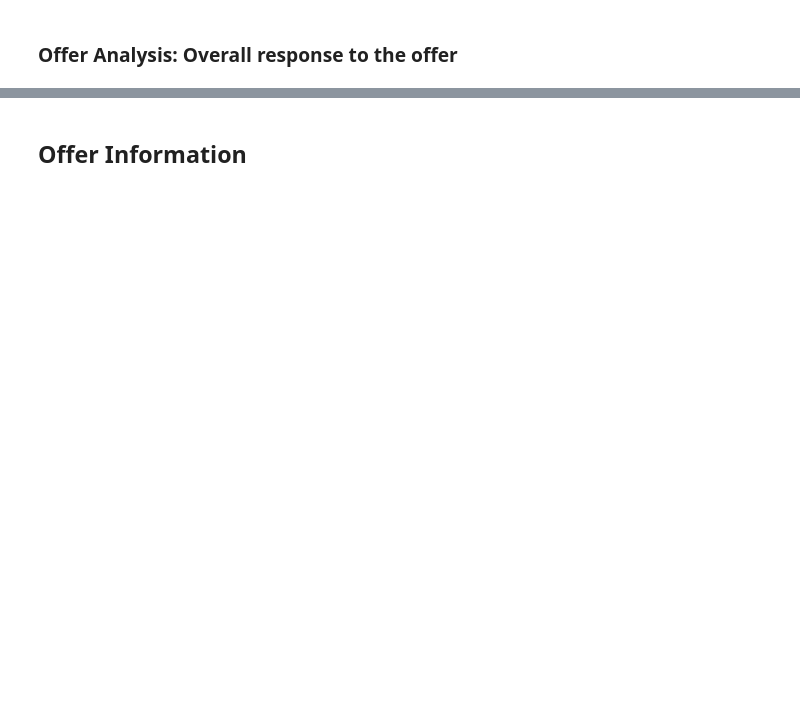
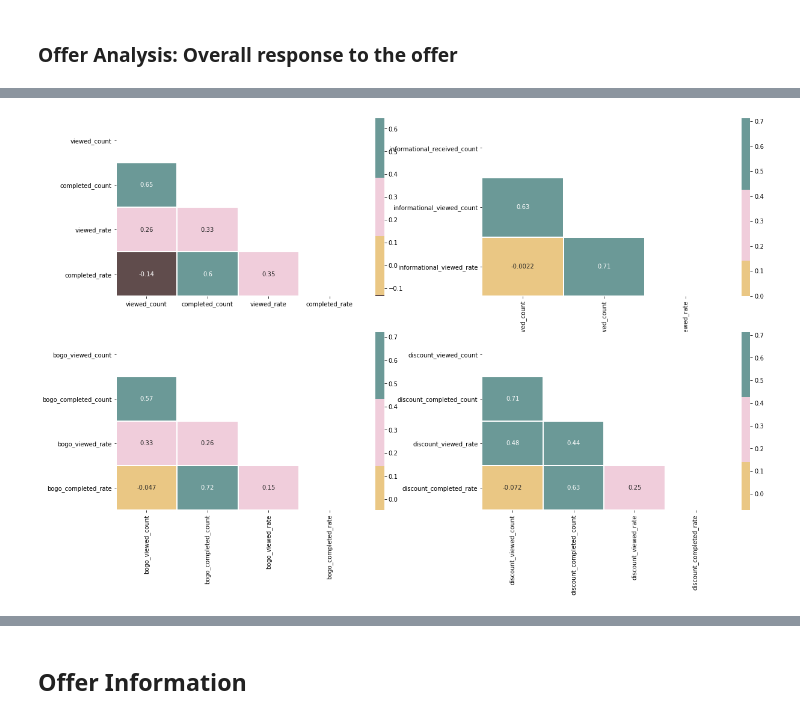
Before and after one commit to Arjunar92/Starbucks_Customer_Segmentation_Project, a Jupyter notebook: Starbucks_Customer_Segmentation_012821a.ipynb, the cells around one changed output, grey strips where cells are left out. Saved outputs shown, nothing was run; the diff lists cells and outputs as text; code cells hidden in the pictures; blank space fills up the shorter version.

```diff
--- a/Starbucks_Customer_Segmentation_012821a.ipynb
+++ b/Starbucks_Customer_Segmentation_012821a.ipynb
@@ -552,0 +400,46 @@ df = plot_data(offer_discount,profile_offer,  groupby = 'membership_year',palett
+# %%
+offer_overall = profile_offer[['customer_id','viewed_count',
+ 'completed_count',
+ 'viewed_rate',
+ 'completed_rate']]
+
+offer_bogo = profile_offer[['customer_id','bogo_viewed_count',
+ 'bogo_completed_count',
+ 'bogo_viewed_rate',
+ 'bogo_completed_rate']]
+
+offer_discount = profile_offer[['customer_id',
+ 'discount_viewed_count',
+ 'discount_completed_count',
+ 'discount_viewed_rate',
+ 'discount_completed_rate']]
+
+offer_informational = profile_offer[['customer_id','informational_received_count',
+ 'informational_viewed_count',
+ 'informational_viewed_rate']]
+# %%
+starbucks = ["#fcfdfe","#869b92","#416753","#2f6144" ,  "#224634", "#006241"]
+
+starbucks_1=  ["#008248", "#604c4c", "#eac784", "#f0cddb", "#6B9997"]
+starbucks_d = ["#cce6da", "#66b491", "#008248"]
+# %%
+#Correlation plot to analyze how View count, View rate, Completed cont and completed rates are correlated.
+
+fig, axs = plt.subplots(ncols=2, nrows = 2, figsize=(20, 12))
+
+
+ax = sns.heatmap(offer_overall.corr(), annot=True, mask = np.triu(offer_overall.corr()), linewidths=1,
+                 center=0, cmap = starbucks_1, ax= axs[0,0])
+
+
+ax = sns.heatmap(offer_informational.corr(), annot=True,  mask = np.triu(offer_informational.corr()),linewidths=1,
+                 center=0, cmap = starbucks_1, ax= axs[0,1])
+
+ax = sns.heatmap(offer_bogo.corr(), annot=True, linewidths=1, mask = np.triu(offer_bogo.corr()),
+                 center=0, cmap = starbucks_1, ax= axs[1,0])
+
+
+ax = sns.heatmap(offer_discount.corr(), annot=True, linewidths=1, mask = np.triu(offer_discount.corr()),
+                 center=0, cmap = starbucks_1, ax= axs[1,1])
+# %% [output]
+[figure, added]
```
Also changed, not shown: parts of 82 cells of this notebook.
